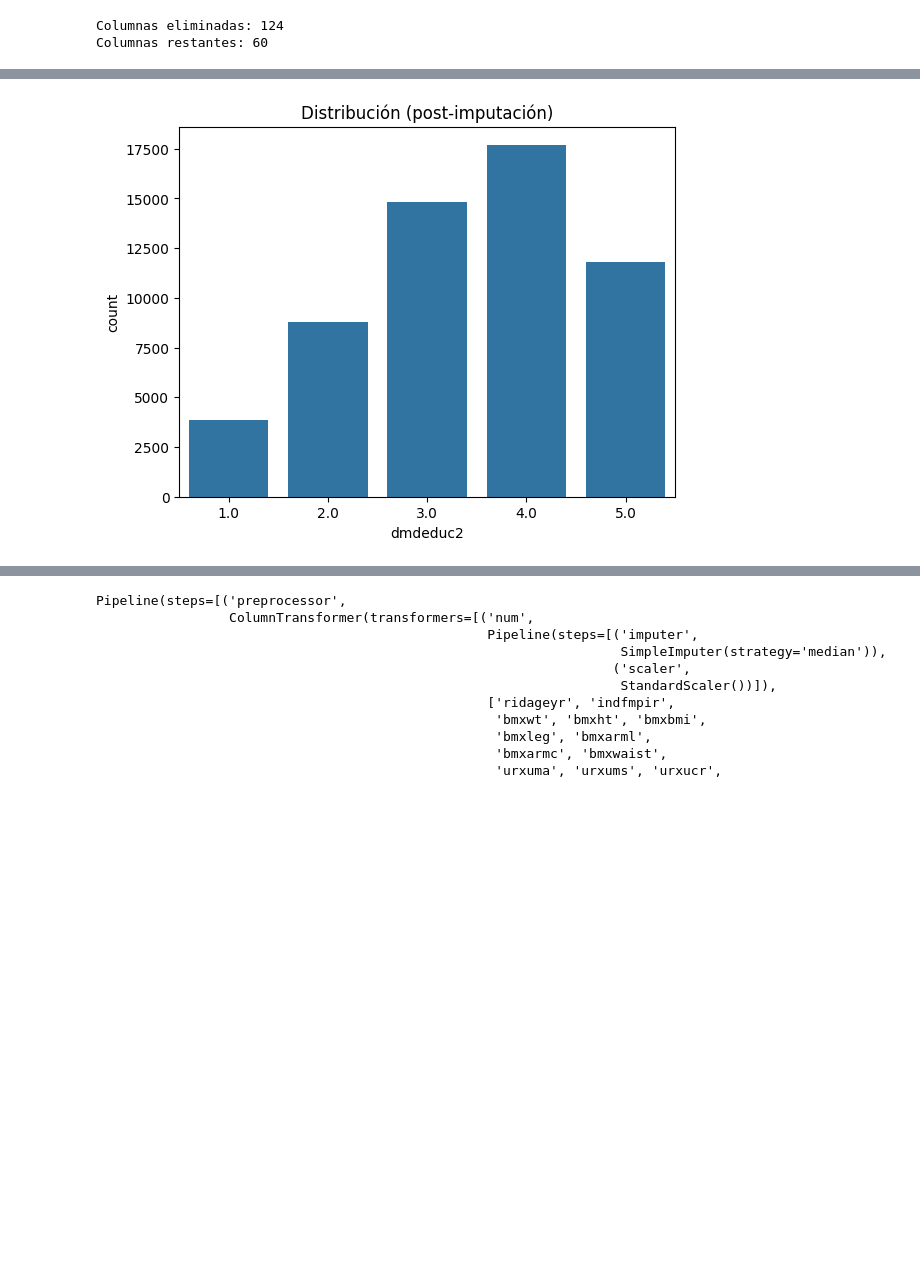
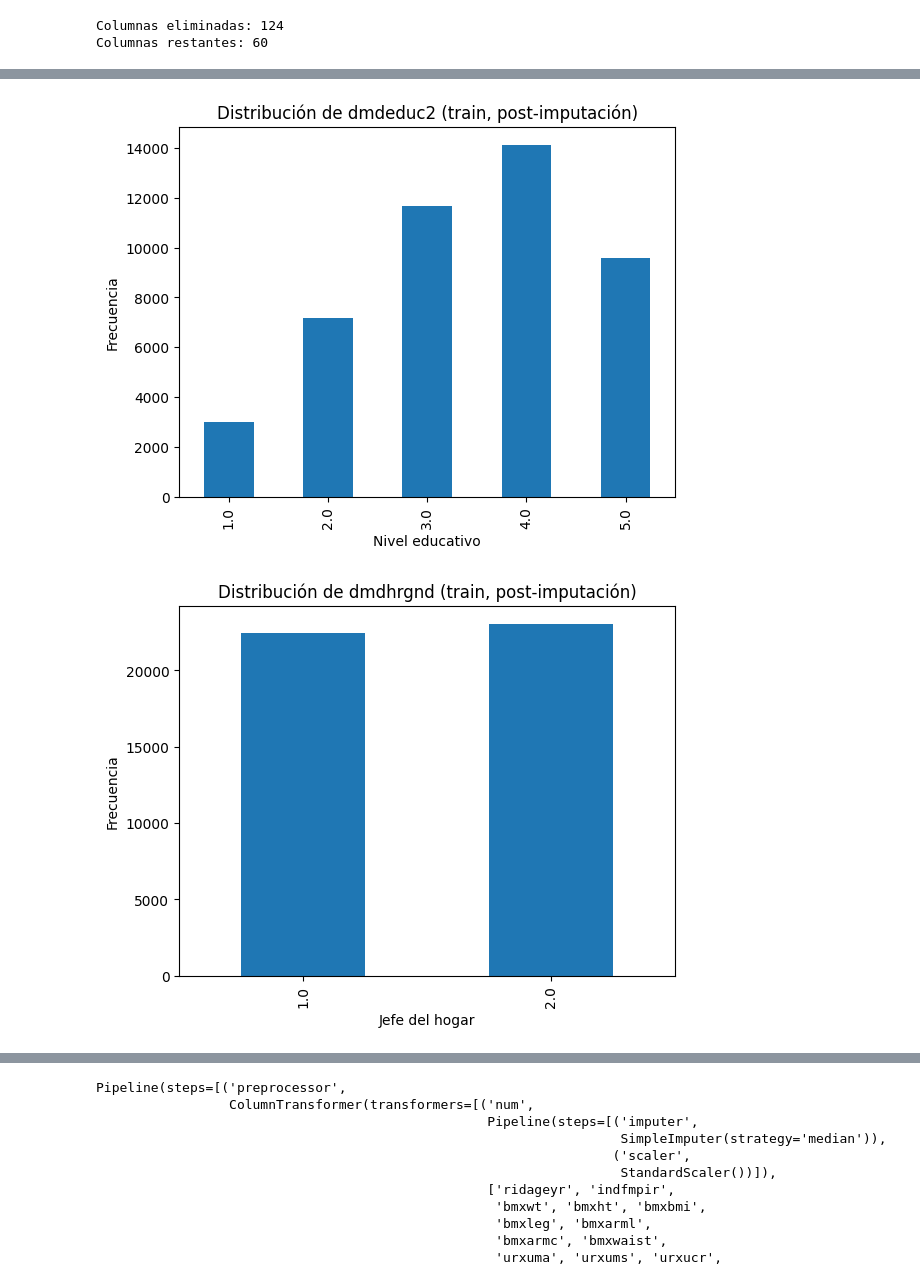
Before and after one commit to VeroMendozaI/TFM-m-todo-h-brido-para-predicci-n-de-enfermedades, a Jupyter notebook: analisis_completo.ipynb, the cells around one changed output, grey strips where cells are left out. Drawn from its saved outputs; the diff is of its cells as text; code cells hidden in the pictures; blank space fills up the shorter version.

```diff
--- a/analisis_completo.ipynb
+++ b/analisis_completo.ipynb
@@ -513,15 +562,26 @@ for var in vars_missing_indicators:
 # %%
-# Imputación de dmdhrgnd (variable con distribucion uniforme) - aunque esta tiene relevancia clínica casi nula, puede aportar robustez sociodemográfica pero eliminarla puede reducir ruido
+# diq050 imputación por moda
+mode_diq050 = X_train['diq050'].mode()[0]
+
+X_train['diq050'] = X_train['diq050'].fillna(mode_diq050)
+X_test['diq050']  = X_test['diq050'].fillna(mode_diq050)
+
+
+# Imputación de dmdhrgnd (variable con distribucion uniforme)
+# aunque esta tiene relevancia clínica casi nula, puede aportar
+#  robustez sociodemográfica pero eliminarla puede reducir ruido
+
 # Calcular proporciones
-p = df['dmdhrgnd'].value_counts(normalize=True)
+p = X_train['dmdhrgnd'].value_counts(normalize=True)
 
-# Imputar aleatoriamente según proporción
-df['dmdhrgnd'] = df['dmdhrgnd'].apply(
+X_train['dmdhrgnd'] = X_train['dmdhrgnd'].apply(
     lambda x: np.random.choice(p.index, p=p.values) if pd.isna(x) else x
 )
 
-# diq050 imputación por moda
-for col in ['diq050']:
-    df[col] = df[col].fillna(df[col].mode()[0])
+X_test['dmdhrgnd'] = X_test['dmdhrgnd'].apply(
+    lambda x: np.random.choice(p.index, p=p.values) if pd.isna(x) else x
+)
+
+# Imputa aleatoriamente según proporción
 # %%
 # Imputación de dmdeduc2
@@ -593,16 +733,23 @@ df = educ_imputations[0]
 # %%
 # Graficamos las variables imputadas
 
-sns.countplot(x='dmdeduc2', data=df)
-plt.title('Distribución (post-imputación)')
+X_train['dmdeduc2'].value_counts().sort_index().plot(kind='bar')
+plt.title('Distribución de dmdeduc2 (train, post-imputación)')
+plt.xlabel('Nivel educativo')
+plt.ylabel('Frecuencia')
 plt.show()
 
-sns.countplot(x='dmdhrgnd', data=df)
-plt.title('Distribución (post-imputación)')
+X_train['dmdhrgnd'].value_counts().sort_index().plot(kind='bar')
+plt.title('Distribución de dmdhrgnd (train, post-imputación)')
+plt.xlabel('Jefe del hogar')
+plt.ylabel('Frecuencia')
 plt.show()
 
-sns.countplot(x='diq050', data=df)
-plt.title('Distribución  (post-imputación)')
+X_train['diq050'].value_counts().sort_index().plot(kind='bar')
+plt.title('Distribución de diq050 (train, post-imputación)')
+plt.xlabel('Tratamiento diabetes')
+plt.ylabel('Frecuencia')
 plt.show()
 # %% [output]
-[figure, old version]
+[figure, new version]
+[figure, added]
```
Also changed, not shown: parts of 86 cells of this notebook.
